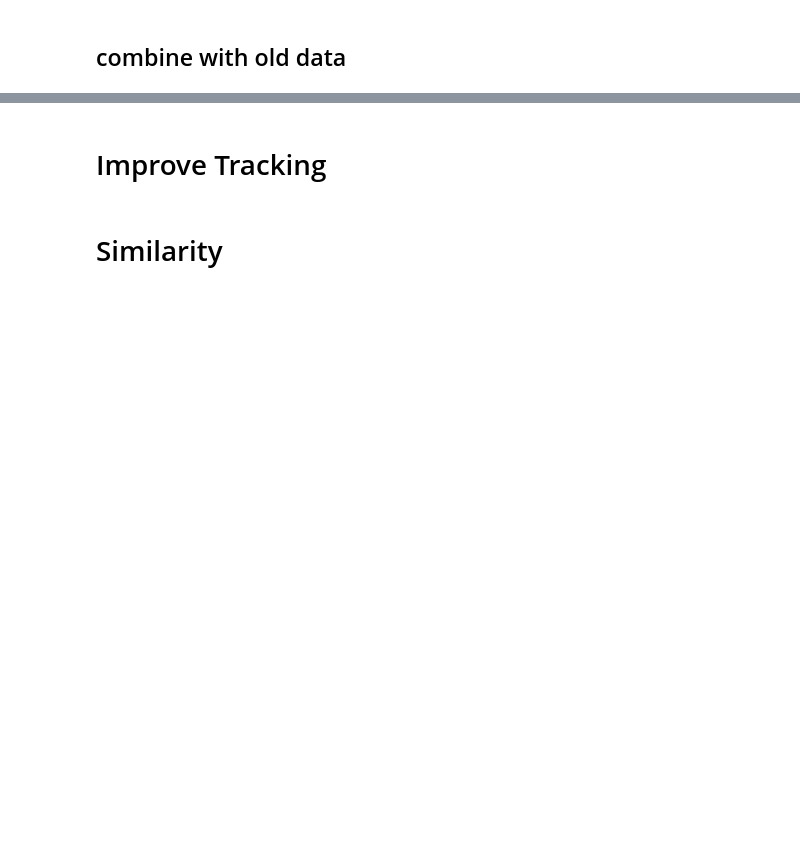
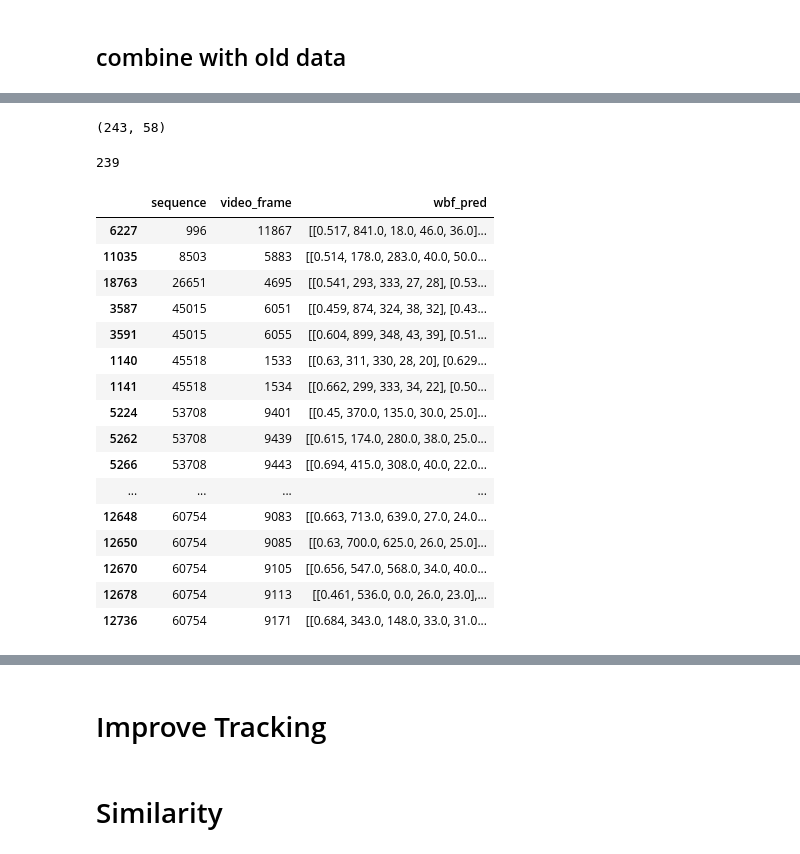
Before and after one commit to ZiyueWang25/Kaggle_TGBR, a Jupyter notebook: notebook/AddGT.ipynb, the cells around one changed output, grey strips where cells are left out. Drawn from its saved outputs; the diff is of its cells as text; code cells hidden in the pictures; blank space fills up the shorter version.

```diff
--- a/notebook/AddGT.ipynb
+++ b/notebook/AddGT.ipynb
@@ -536,0 +893,3 @@ df_origin
+# %%
+LB_pred["added_pred"] = [list([]) for _ in range(LB_pred.shape[0])]
+LB_pred["new_real_bbox"] = [list([]) for _ in range(LB_pred.shape[0])]
@@ -536,0 +988,58 @@ df_origin
+# %%
+added_GT = 0
+# %%
+appeared = set([])
+removed_FP = 0
+manual_process = []
+for i in range(len(pairs)//2):
+    video_id = pairs[i * 2]
+    video_frame = pairs[i * 2 + 1]
+    if (video_id, video_frame) in appeared:
+        continue
+    else:
+        appeared.add((video_id, video_frame))
+    idx = LB_pred.query("video_id == @video_id and video_frame == @video_frame").index[0]
+    if len(LB_pred.loc[idx, 'wbf_pred']) <= 1:
+        added_GT += len(LB_pred.loc[idx,'wbf_pred'])
+        LB_pred.at[idx, 'added_pred'] = LB_pred.at[idx, "wbf_pred"]
+    else:
+        manual_process.extend([video_id, video_frame])
+added_GT, len(manual_process)
+# %% [output]
+(243, 58)
+# %%
+LB_pred[LB_pred['added_pred'].apply(len) > 0].query("sequence == 45015")
+remove = [6050, 6053, 6054, 6057]
+for video_frame in remove:
+    LB_pred.at[LB_pred.query('sequence == 45015 and video_frame == @video_frame').index[0], "added_pred"] = []
+    added_GT -= 1
+added_GT
+# %% [output]
+239
+# %%
+tmp = []
+mannual_process_df = None
+for i in range(len(manual_process)//2):
+    video_id = manual_process[i * 2]
+    video_frame = manual_process[i * 2 + 1]
+    tmp.append(LB_pred.query("video_id == @video_id and video_frame == @video_frame").copy())
+mannual_process_df = pd.concat(tmp)
+mannual_process_df.sort_values(["sequence","video_frame"])[["sequence","video_frame","wbf_pred"]]
+# %% [output]
+|  | sequence | video_frame | wbf_pred |
+| 6227 | 996 | 11867 | [[0.517, 841.0, 18.0, 46.0, 36.0]... |
+| 11035 | 8503 | 5883 | [[0.514, 178.0, 283.0, 40.0, 50.0... |
+| 18763 | 26651 | 4695 | [[0.541, 293, 333, 27, 28], [0.53... |
+| 3587 | 45015 | 6051 | [[0.459, 874, 324, 38, 32], [0.43... |
+| 3591 | 45015 | 6055 | [[0.604, 899, 348, 43, 39], [0.51... |
+| 1140 | 45518 | 1533 | [[0.63, 311, 330, 28, 20], [0.629... |
+| 1141 | 45518 | 1534 | [[0.662, 299, 333, 34, 22], [0.50... |
+| 5224 | 53708 | 9401 | [[0.45, 370.0, 135.0, 30.0, 25.0]... |
+| 5262 | 53708 | 9439 | [[0.615, 174.0, 280.0, 38.0, 25.0... |
+| 5266 | 53708 | 9443 | [[0.694, 415.0, 308.0, 40.0, 22.0... |
+| ... | ... | ... | ... |
+| 12648 | 60754 | 9083 | [[0.663, 713.0, 639.0, 27.0, 24.0... |
+| 12650 | 60754 | 9085 | [[0.63, 700.0, 625.0, 26.0, 25.0]... |
+| 12670 | 60754 | 9105 | [[0.656, 547.0, 568.0, 34.0, 40.0... |
+| 12678 | 60754 | 9113 | [[0.461, 536.0, 0.0, 26.0, 23.0],... |
+| 12736 | 60754 | 9171 | [[0.684, 343.0, 148.0, 33.0, 31.0... |
```
Also changed, not shown: parts of 69 cells of this notebook, 8 other files.
